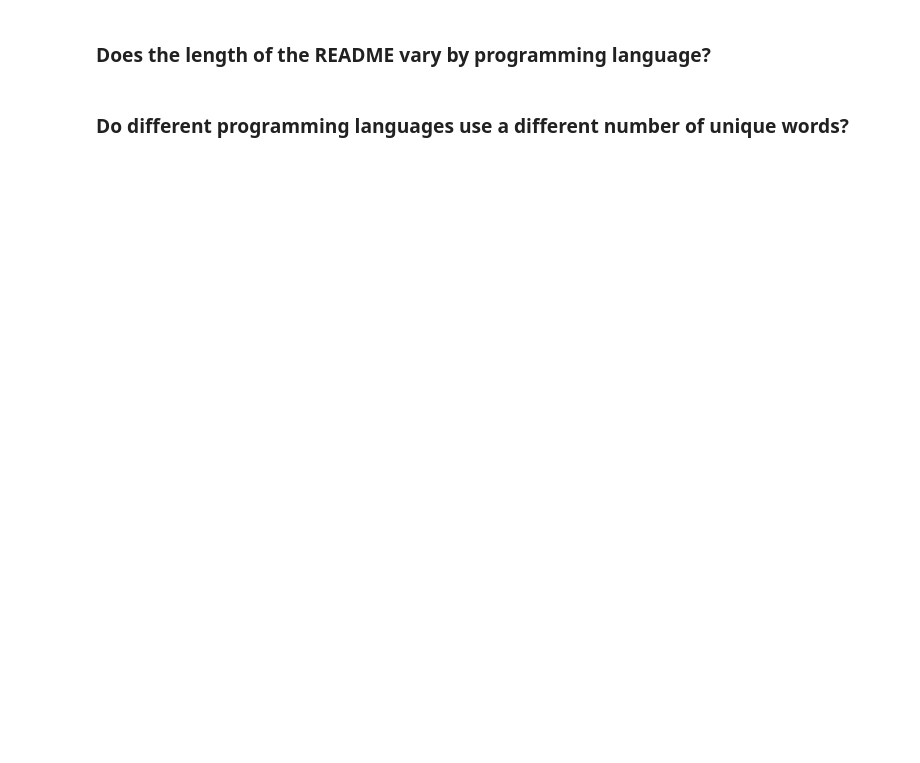
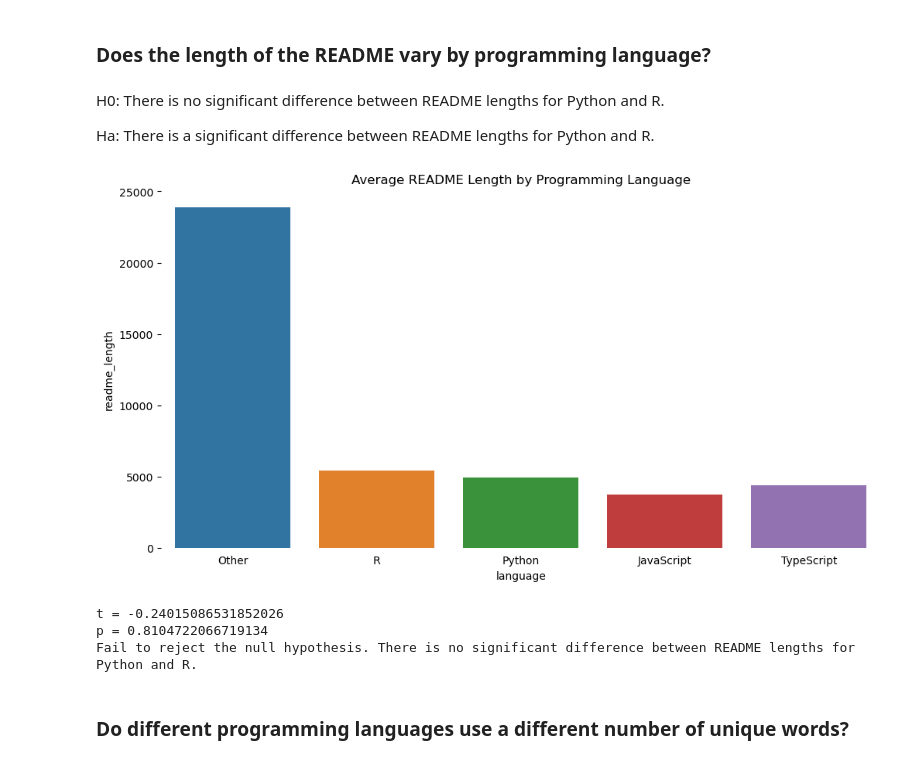
Before and after one commit to NLP-Team-Project/NLP-Project, a Jupyter notebook: Final_Report.ipynb, the cells around one changed output. Cells and saved outputs as stored; diff of their text form; code cells hidden in the pictures; blank space fills up the shorter version.

```diff
--- a/Final_Report.ipynb
+++ b/Final_Report.ipynb
@@ -97,4 +156,18 @@ word_counts['total_appearances'] = total_appearances
 # %% [markdown]
 ### Does the length of the README vary by programming language?
+# %% [markdown]
+H0: There is no significant difference between README lengths for Python and R.
+
+Ha: There is a significant difference between README lengths for Python and R.
+# %%
+e.plt_average_length(train)
+# %% [output]
+[figure, added]
+# %%
+e.test1(train)
+# %% [output]
+t = -0.24015086531852026
+p = 0.8104722066719134
+Fail to reject the null hypothesis. There is no significant difference between README lengths for Python and R.
 # %% [markdown]
 ### Do different programming languages use a different number of unique words?
```
Also changed, not shown: parts of 14 cells of this notebook, 3 other files.
